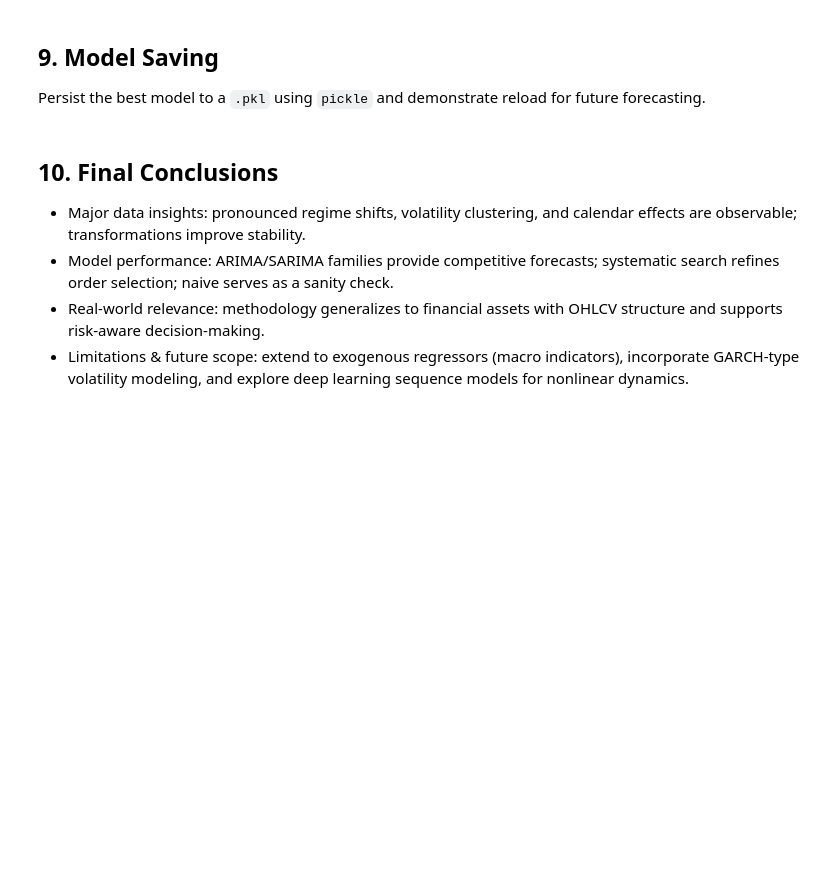
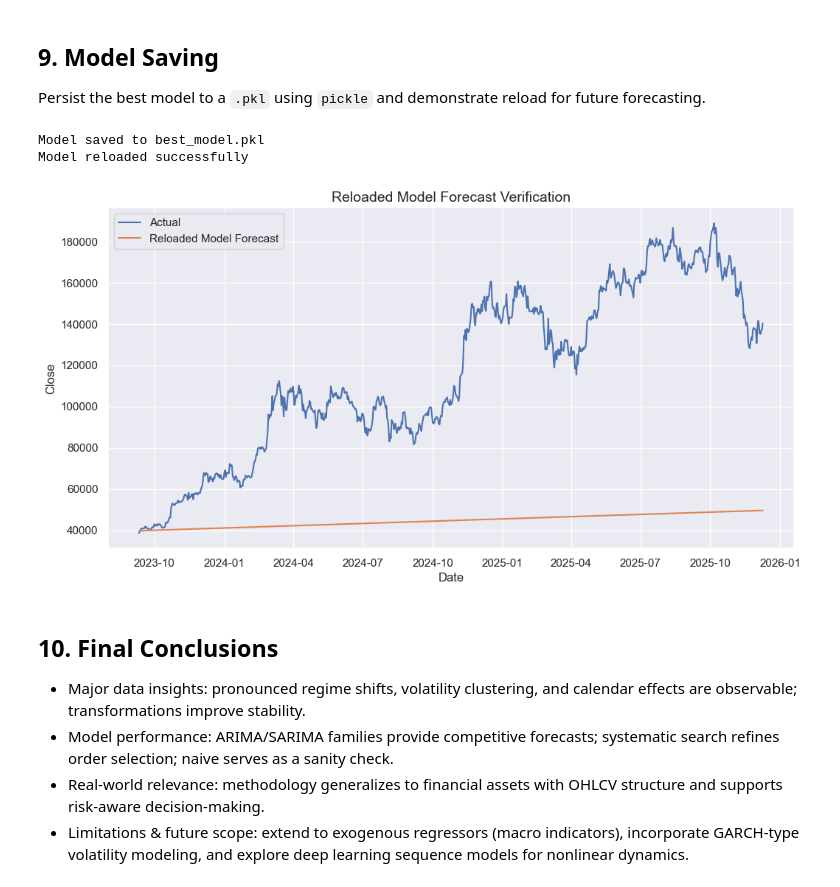
Before and after one commit to IamHammadDevX/Bitcoin-TimeSeries-Forecasting, a Jupyter notebook: TimeSeries_Forecasting_BitCoin.ipynb, the cells around one changed output. Drawn from its saved outputs; the diff is of its cells as text; code cells hidden in the pictures; blank space fills up the shorter version.

Commit message:
best model generated

```diff
--- a/TimeSeries_Forecasting_BitCoin.ipynb
+++ b/TimeSeries_Forecasting_BitCoin.ipynb
@@ -1277,36 +1305,49 @@ NameError: name 'naive_pred' is not defined
 ## 9. Model Saving
 Persist the best model to a `.pkl` using `pickle` and demonstrate reload for future forecasting.
 # %%
+# Ensure a safe fallback for `best_auto` if it wasn't computed
+if 'best_auto' not in globals():
+    best_auto = None
+
 model_map = {
     'Naive': None,
     'ARIMA': best_arima,
     'SARIMA': best_sarima,
     'Auto-ARIMA': best_auto
 }
 best_model_obj = model_map.get(best_name)
 if best_model_obj is not None:
-    with open('best_model.pkl', 'wb') as f:
-        pickle.dump(best_model_obj, f)
-    print('Model saved to best_model.pkl')
+    try:
+        with open('best_model.pkl', 'wb') as f:
+            pickle.dump(best_model_obj, f)
+        print('Model saved to best_model.pkl')
+    except Exception as e:
+        print('Saving failed:', e)
 else:
-    print('Naive baseline requires no persistence; consider saving parameters instead.')
+    print(f'Best model "{best_name}" not persisted (Naive baseline or missing model). Consider saving parameters instead.')
 
 loaded = None
 try:
     with open('best_model.pkl', 'rb') as f:
         loaded = pickle.load(f)
     print('Model reloaded successfully')
     fc_loaded = loaded.forecast(steps=len(y_test))
     plt.figure()
     plt.plot(y_test.index, y_test, label='Actual')
     plt.plot(y_test.index, fc_loaded, label='Reloaded Model Forecast')
     plt.title('Reloaded Model Forecast Verification')
     plt.xlabel('Date')
     plt.ylabel('Close')
     plt.legend()
     plt.show()
+except FileNotFoundError:
+    print('best_model.pkl not found (save may have been skipped because best model was Naive or missing).')
 except Exception as e:
     print('Reload failed:', e)
+# %% [output]
+Model saved to best_model.pkl
+Model reloaded successfully
+[figure, added]
 # %% [markdown]
 ## 10. Final Conclusions
 - Major data insights: pronounced regime shifts, volatility clustering, and calendar effects are observable; transformations improve stability.
```
Also changed, not shown: parts of 1 cell of this notebook, 1 other file.
